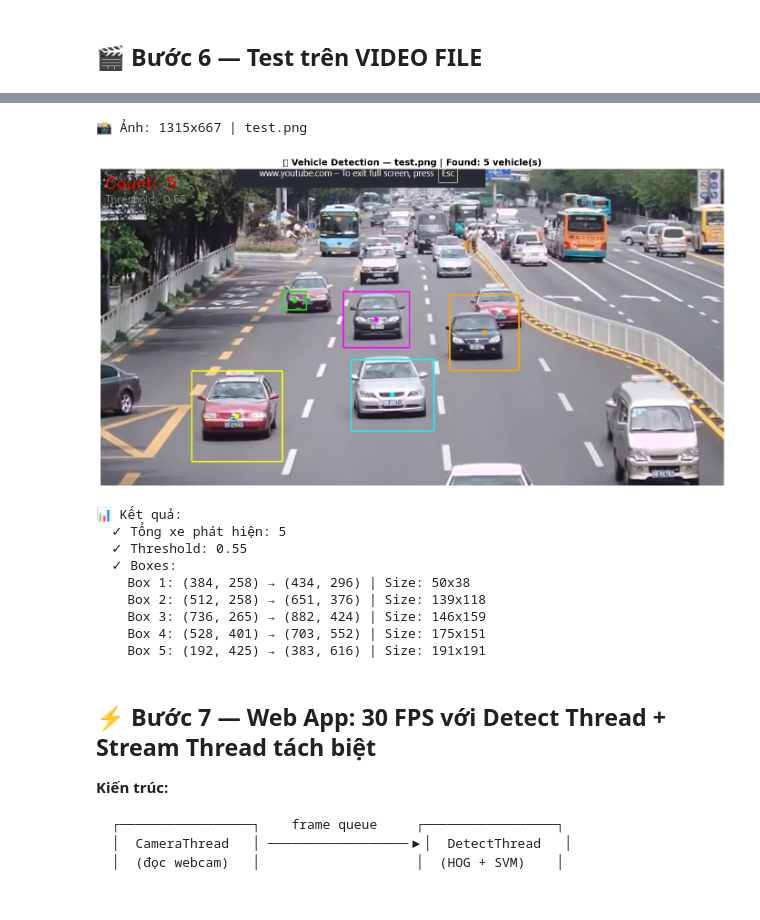
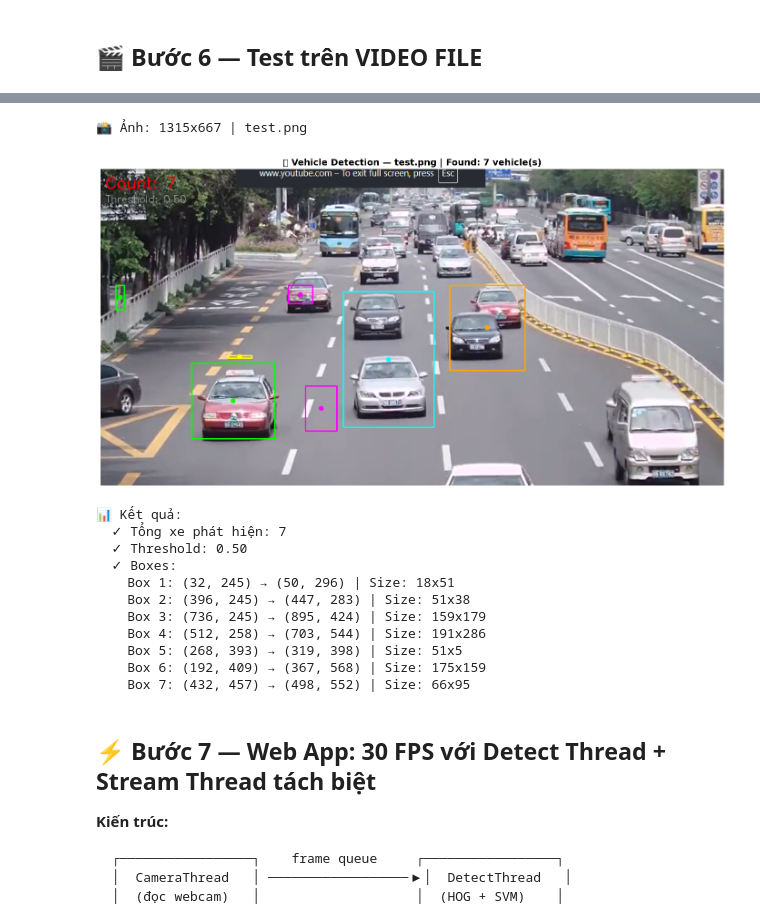
Before and after one commit to Nhat22KTMT1/Car_detection_SVM_HOG, a Jupyter notebook: car_detection.ipynb, the cells around one changed output, grey strips where cells are left out. Cells and saved outputs as stored; diff of their text form; code cells hidden in the pictures.

Commit message:
Update car_detection notebook

```diff
--- a/car_detection.ipynb
+++ b/car_detection.ipynb
@@ -263,7 +432,7 @@ from sklearn.model_selection import StratifiedKFold
 
 print('🔍 Bước 5: GridSearch với augment đúng trong từng fold...')
 
-C_grid = [0.001, 0.005, 0.01, 0.05, 0.1, 0.5, 1.0]
+C_grid = [0.005, 0.01, 0.05, 0.1, 0.5, 1.0]
 skf = StratifiedKFold(n_splits=3, shuffle=True, random_state=42)
 
 best_C, best_score = 0.01, -1.0
@@ -719,7 +940,7 @@ print('✅ DetectionQueue ready!')
 # %%
 # ── CHỌN PRESET ──────────────────────────────────────────────
 PRESET_WEB = {
-    'THRESHOLD'   : 0.4,
+    'THRESHOLD'   : 0.5,
     'SCALES'      : (0.8, 1.0, 1.5),
     'STEP_CELLS'  : 3,
     'ROI_TOP'     : 0.40,
@@ -727,14 +948,14 @@ PRESET_WEB = {
     'CAP_W'       : 480,
     'CAP_H'       : 360,
     'JPEG_Q'      : 75,
-    'DETECT_EVERY': 1,
+    'DETECT_EVERY': 2,
     'HEAT_DECAY'  : 0.85,
     'HEAT_THRESH' : 2.0,
-    'QUEUE_SIZE'  : 6,
-    'QUEUE_THRESH': 4,
+    'QUEUE_SIZE'  : 8,
+    'QUEUE_THRESH': 6,
 }
 PRESET_VIDEO = {
-    'THRESHOLD'   : 0.40,               # thấp hơn → bắt nhiều xe hơn
+    'THRESHOLD'   : 0.5,               # thấp hơn → bắt nhiều xe hơn
     'SCALES'      : ( 0.8, 1.0, 1.5),  # nhiều scale hơn
     'STEP_CELLS'  : 2,                  # bước nhỏ nhất
     'ROI_TOP'     : 0.35,               # mở rộng vùng detect
@@ -985,44 +1206,46 @@ def test_image(image_path, threshold=0.5, scales=(0.8, 1.0, 1.5, 2.0)):
     cv2.putText(display_img, f'Count: {len(final_boxes)}',
                 (10, 40), cv2.FONT_HERSHEY_SIMPLEX, 1.1, (0,0,255), 2)
     cv2.putText(display_img, f'Threshold: {threshold:.2f}',
                 (10, 70), cv2.FONT_HERSHEY_SIMPLEX, 0.7, (200,200,200), 1)
 
     # Hiển thị
     plt.figure(figsize=(14, 8))
     plt.imshow(cv2.cvtColor(display_img, cv2.COLOR_BGR2RGB))
     plt.title(f'🚗 Vehicle Detection — {os.path.basename(image_path)} | Found: {len(final_boxes)} vehicle(s)',
               fontsize=14, fontweight='bold')
     plt.axis('off')
     plt.tight_layout()
     plt.show()
 
     # In kết quả
     print(f'\n📊 Kết quả:')
     print(f'  ✓ Tổng xe phát hiện: {len(final_boxes)}')
     print(f'  ✓ Threshold: {threshold:.2f}')
     if len(final_boxes) > 0:
         print(f'  ✓ Boxes:')
         for i, (x1, y1, x2, y2) in enumerate(final_boxes):
             w, h = x2 - x1, y2 - y1
             print(f'    Box {i+1}: ({x1}, {y1}) → ({x2}, {y2}) | Size: {w}x{h}')
     else:
         print(f'  ⚠ Không phát hiện xe nào')
 
 # Test với ảnh ngoài
 # test_image('car.jpg')
-test_image('test.png',threshold=0.55)
+test_image('test.png',threshold=0.5)
 # %% [output]
 📸 Ảnh: 1315x667 | test.png
-[figure, old version]
+[figure, new version]
 📊 Kết quả:
-  ✓ Tổng xe phát hiện: 5
-  ✓ Threshold: 0.55
+  ✓ Tổng xe phát hiện: 7
+  ✓ Threshold: 0.50
   ✓ Boxes:
-    Box 1: (384, 258) → (434, 296) | Size: 50x38
-    Box 2: (512, 258) → (651, 376) | Size: 139x118
-    Box 3: (736, 265) → (882, 424) | Size: 146x159
-    Box 4: (528, 401) → (703, 552) | Size: 175x151
-    Box 5: (192, 425) → (383, 616) | Size: 191x191
+    Box 1: (32, 245) → (50, 296) | Size: 18x51
+    Box 2: (396, 245) → (447, 283) | Size: 51x38
+    Box 3: (736, 245) → (895, 424) | Size: 159x179
+    Box 4: (512, 258) → (703, 544) | Size: 191x286
+    Box 5: (268, 393) → (319, 398) | Size: 51x5
+    Box 6: (192, 409) → (367, 568) | Size: 175x159
+    Box 7: (432, 457) → (498, 552) | Size: 66x95
 # %% [markdown]
 ## ⚡ Bước 7 — Web App: 30 FPS với Detect Thread + Stream Thread tách biệt
 
```
Also changed, not shown: parts of 18 cells of this notebook.
